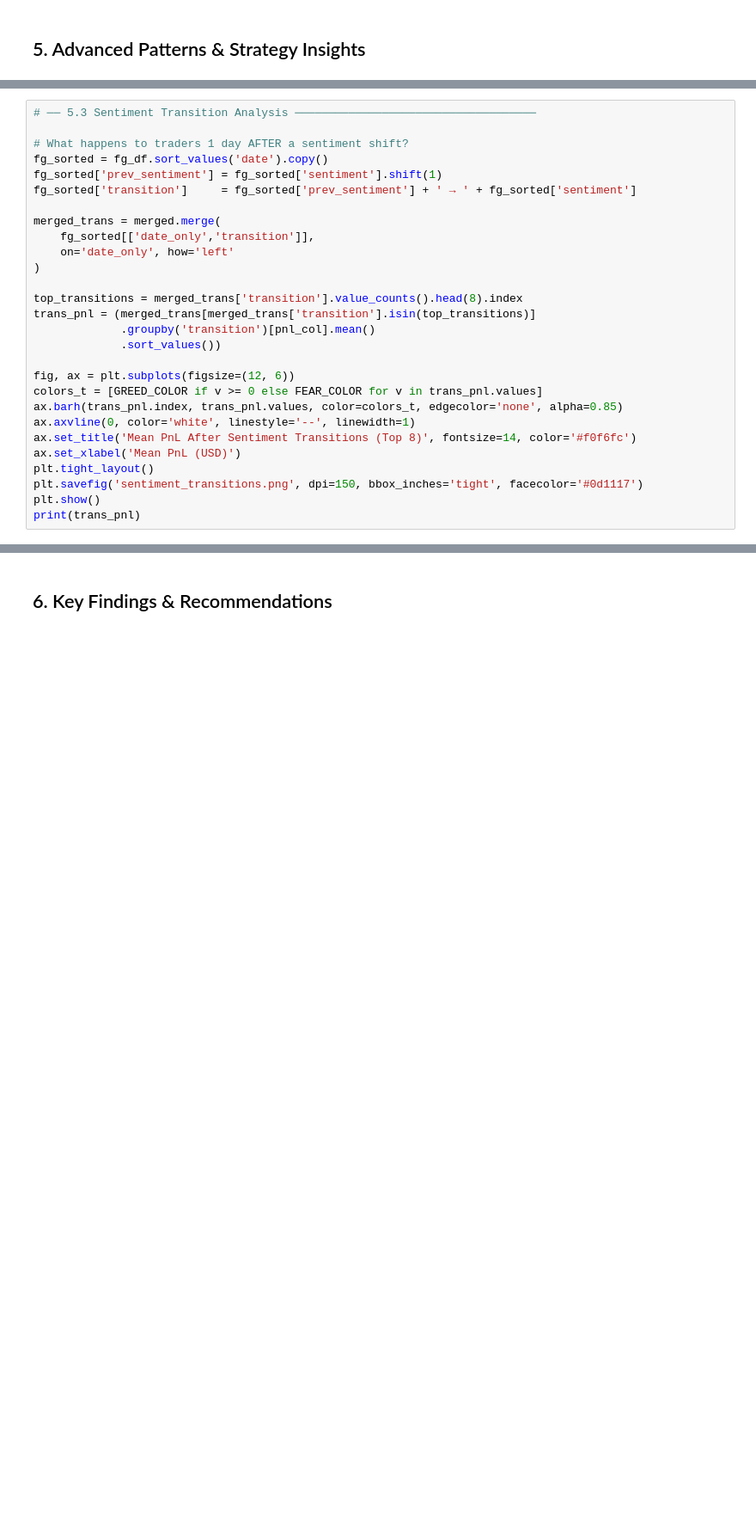
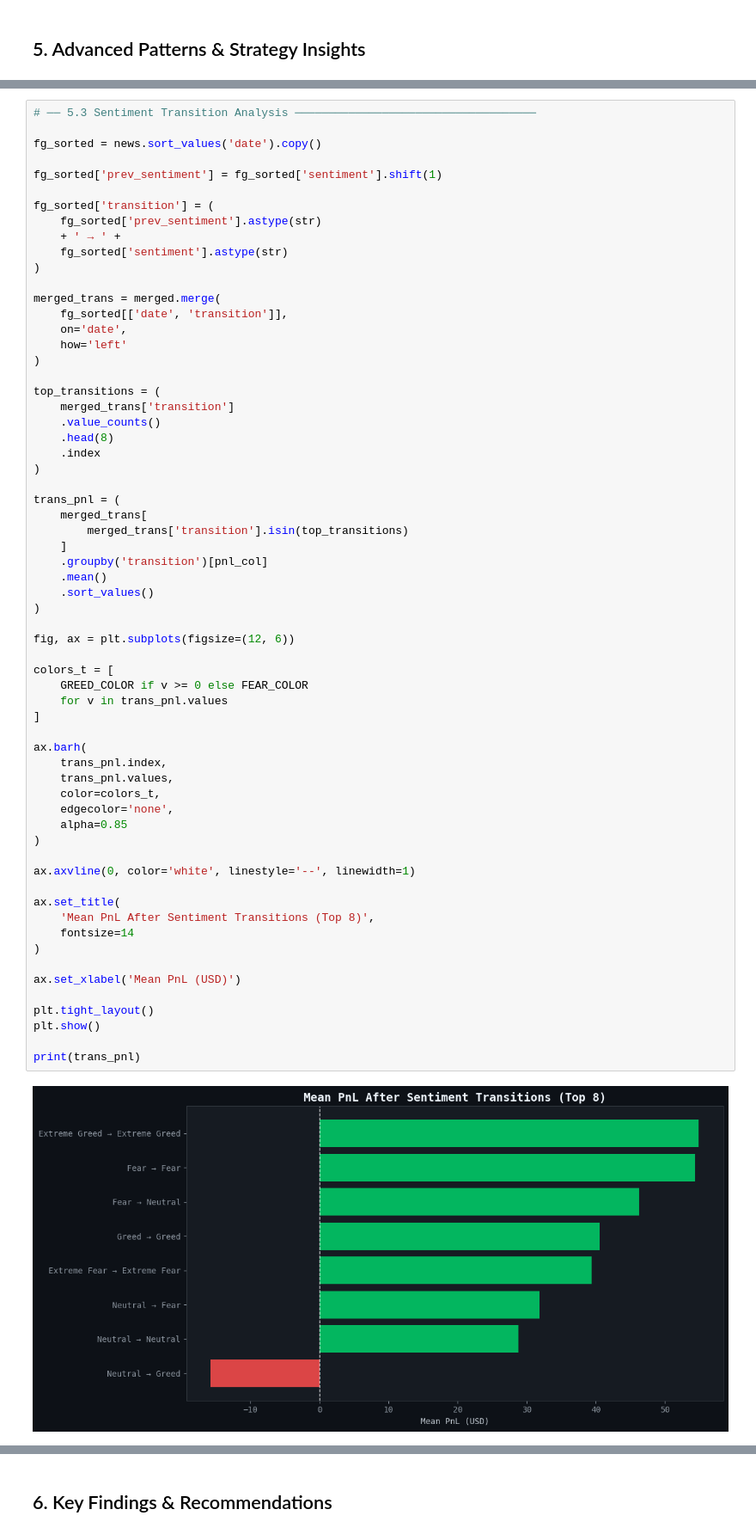
Before and after one commit to Hrishithag/Bitcoin-Market-Sentiment, a Jupyter notebook: bitcoin_sentiment_analysis_(1).ipynb, the cells around one changed output, grey strips where cells are left out. Shown at 86% size. Saved outputs shown, nothing was run; the diff lists cells and outputs as text; blank space fills up the shorter version.

```diff
--- a/bitcoin_sentiment_analysis_(1).ipynb
+++ b/bitcoin_sentiment_analysis_(1).ipynb
@@ -894,28 +951,65 @@ if lev_col:
 # %%
 # ── 5.3 Sentiment Transition Analysis ────────────────────────────────────
 
-# What happens to traders 1 day AFTER a sentiment shift?
-fg_sorted = fg_df.sort_values('date').copy()
+fg_sorted = news.sort_values('date').copy()
+
 fg_sorted['prev_sentiment'] = fg_sorted['sentiment'].shift(1)
-fg_sorted['transition']     = fg_sorted['prev_sentiment'] + ' → ' + fg_sorted['sentiment']
+
+fg_sorted['transition'] = (
+    fg_sorted['prev_sentiment'].astype(str)
+    + ' → ' +
+    fg_sorted['sentiment'].astype(str)
+)
 
 merged_trans = merged.merge(
-    fg_sorted[['date_only','transition']],
-    on='date_only', how='left'
+    fg_sorted[['date', 'transition']],
+    on='date',
+    how='left'
 )
 
-top_transitions = merged_trans['transition'].value_counts().head(8).index
-trans_pnl = (merged_trans[merged_trans['transition'].isin(top_transitions)]
-             .groupby('transition')[pnl_col].mean()
-             .sort_values())
+top_transitions = (
+    merged_trans['transition']
+    .value_counts()
+    .head(8)
+    .index
+)
+
+trans_pnl = (
+    merged_trans[
+        merged_trans['transition'].isin(top_transitions)
+    ]
+    .groupby('transition')[pnl_col]
+    .mean()
+    .sort_values()
+)
 
 fig, ax = plt.subplots(figsize=(12, 6))
-colors_t = [GREED_COLOR if v >= 0 else FEAR_COLOR for v in trans_pnl.values]
-ax.barh(trans_pnl.index, trans_pnl.values, color=colors_t, edgecolor='none', alpha=0.85)
+
+colors_t = [
+    GREED_COLOR if v >= 0 else FEAR_COLOR
+    for v in trans_pnl.values
+]
+
+ax.barh(
+    trans_pnl.index,
+    trans_pnl.values,
+    color=colors_t,
+    edgecolor='none',
+    alpha=0.85
+)
+
 ax.axvline(0, color='white', linestyle='--', linewidth=1)
-ax.set_title('Mean PnL After Sentiment Transitions (Top 8)', fontsize=14, color='#f0f6fc')
+
+ax.set_title(
+    'Mean PnL After Sentiment Transitions (Top 8)',
+    fontsize=14
+)
+
 ax.set_xlabel('Mean PnL (USD)')
+
 plt.tight_layout()
-plt.savefig('sentiment_transitions.png', dpi=150, bbox_inches='tight', facecolor='#0d1117')
 plt.show()
+
 print(trans_pnl)
+# %% [output]
+[figure, added]
```
Also changed, not shown: parts of 4 cells of this notebook.
